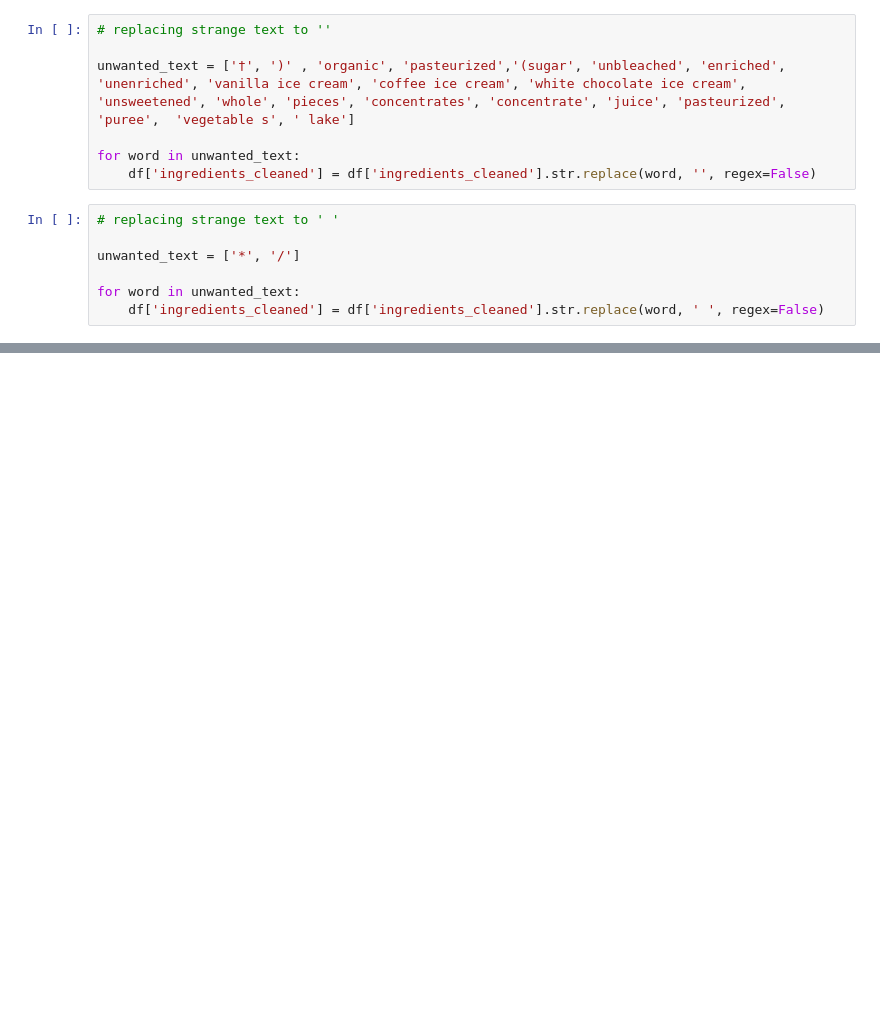
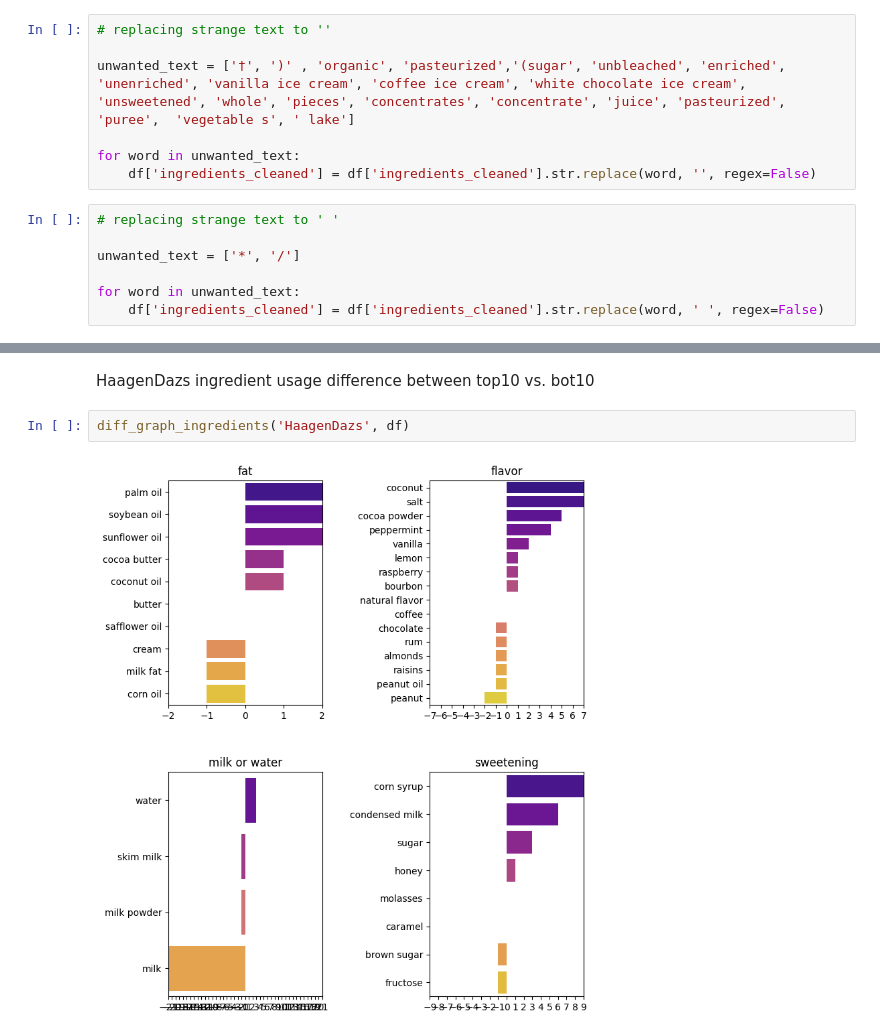
Before and after one commit to kajinmo/icecream, a Jupyter notebook: icecream-p2-ingredients.ipynb, the cells around one changed output, grey strips where cells are left out. Drawn from its saved outputs; the diff is of its cells as text; blank space fills up the shorter version.

```diff
--- a/icecream-p2-ingredients.ipynb
+++ b/icecream-p2-ingredients.ipynb
@@ -370,0 +523,6 @@ sns.scatterplot(data=df,
+# %% [markdown]
+HaagenDazs ingredient usage difference between top10 vs. bot10
+# %%
+diff_graph_ingredients('HaagenDazs', df)
+# %% [output]
+[figure, added]
```
Also changed, not shown: parts of 87 cells of this notebook.
